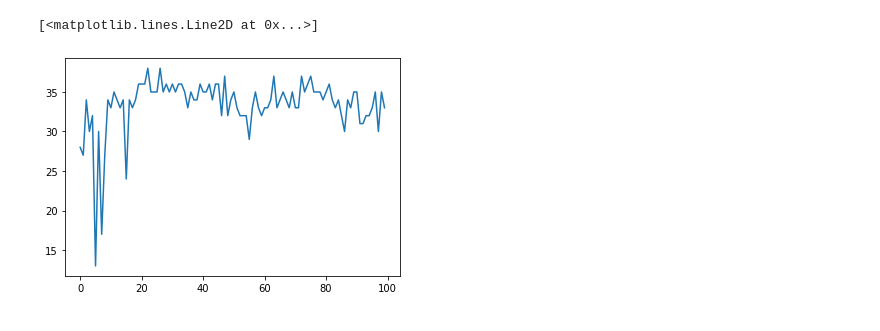
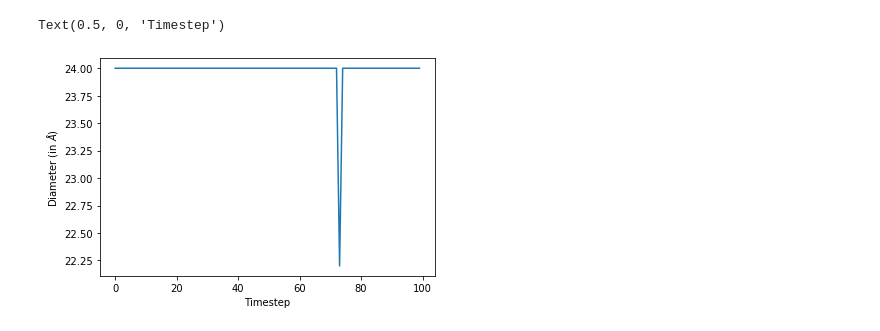
Before and after one commit to Oscuro-Phoenix/MD_Drop_Utils, a Jupyter notebook: CD_Util.ipynb, the cells around one changed output. Cells and saved outputs as stored; diff of their text form; code cells hidden in the pictures.

```diff
--- a/CD_Util.ipynb
+++ b/CD_Util.ipynb
@@ -78,16 +80,19 @@ def find_nearest(array, value):
     idx = (np.abs(array - value)).argmin()
     return idx
 # %%
-def get_rho(cell_size,xlim,ylim,zlim,x0,y0,z0,padding):
+@jit
+def get_rho(cell_size,xlim,ylim,zlim,x0,y0,z0,padding,dx,dz):
+
     p = cell_size/2
     q = padding
+
     #Populate Density Matrix for each cell
-    rho = np.zeros((xlim[1]-xlim[0]+2*q,zlim[1]-zlim[0]+2*q))
+    rho = np.zeros((int((xlim[1]-xlim[0]+2*q)/dx),int((zlim[1]-zlim[0]+2*q)/dz)))
 
-    for x in range(-q,xlim[1]-xlim[0]+q):
-        for z in range(-q,zlim[1]-zlim[0]+q):
-            y_temp = y0[(x0>x+xlim[0]-p) & (x0<x+xlim[0]+p) & (z0>z+zlim[0]-p) & (z0<z+zlim[0]+p)]
+    for x in range(-q*Nx,(xlim[1]-xlim[0]+q)*Nx):
+        for z in range(-q*Nz,(zlim[1]-zlim[0]+q)*Nz):
+            y_temp = y0[(x0>x/Nx+xlim[0]-p) & (x0<x/Nx+xlim[0]+p) & (z0>z/Nz+zlim[0]-p) & (z0<z/Nz+zlim[0]+p)]
             if y_temp.size != 0 and y_temp.max() != y_temp.min():
-                rho[x+q][z+q] = y_temp.shape[0]/(y_temp.max()-y_temp.min())
+                rho[x+q*Nx][z+q*Nz] = y_temp.shape[0]/(y_temp.max()-y_temp.min())
     return rho
 # %%
@@ -111,19 +123,25 @@ X,Y,Z = get_coordinates('e=0.5_E=0')
 # %%
-#Remove outliers and obtain relevant range
-q = 5 #Padding
+#Get the Diameter List (this is slow!)
 D = [] #Dia List
+dx = 0.1
+dz = 0.1
+Nx = int(1/dx)
+Nz = int(1/dz)
 for t in range(50,150):
     x0,y0,z0 = get_clean_coord(X,Y,Z,t)
-    xlim = [int(x0.min()),int(np.ceil(x0.max()))]
-    ylim = [int(y0.min()),int(np.ceil(y0.max()))]
-    zlim = [int(z0.min()),int(np.ceil(z0.max()))]
-    rho = get_rho(6.8,xlim,ylim,zlim,x0,y0,z0,5) #Get rho Cell_Size of 3.4
+    xlim = [int(x0.min()),int(np.ceil(x0.max()))] #New Limits
+    ylim = [int(y0.min()),int(np.ceil(y0.max()))] #New Limits
+    zlim = [int(z0.min()),int(np.ceil(z0.max()))] #New Limits
+    rho = get_rho(6.8,np.asarray(xlim),np.asarray(ylim),np.asarray(zlim),x0,y0,z0,q,dx,dz) #Get rho Cell_Size of 6.8
     r = rho.flatten()
     r = np.median(r)
-    D.append(find_nearest(rho[:,5+q][int(rho.shape[0]/2):],r/2)+int(rho.shape[0]/2) -find_nearest(rho[:,5+q][0:int(rho.shape[0]/2)],r/2))
+    d = find_nearest(rho[:,(4+q)*Nz][int(rho.shape[0]/2):],r/2)+int(rho.shape[0]/2) -find_nearest(rho[:,(4+q)*Nz][0:int(rho.shape[0]/2)],r/2)
+    D.append(d*dx)
-# %%
-plt.plot(D)
-# %% [output]
-[<matplotlib.lines.Line2D at 0x...>]
-[figure, removed]
+# %%
+plt.plot(D)
+plt.ylabel(r'Diameter (in $\AA$)')
+plt.xlabel('Timestep')
+# %% [output]
+Text(0.5, 0, 'Timestep')
+[figure, added]
 # %%
```
Also changed, not shown: parts of 12 cells of this notebook.
